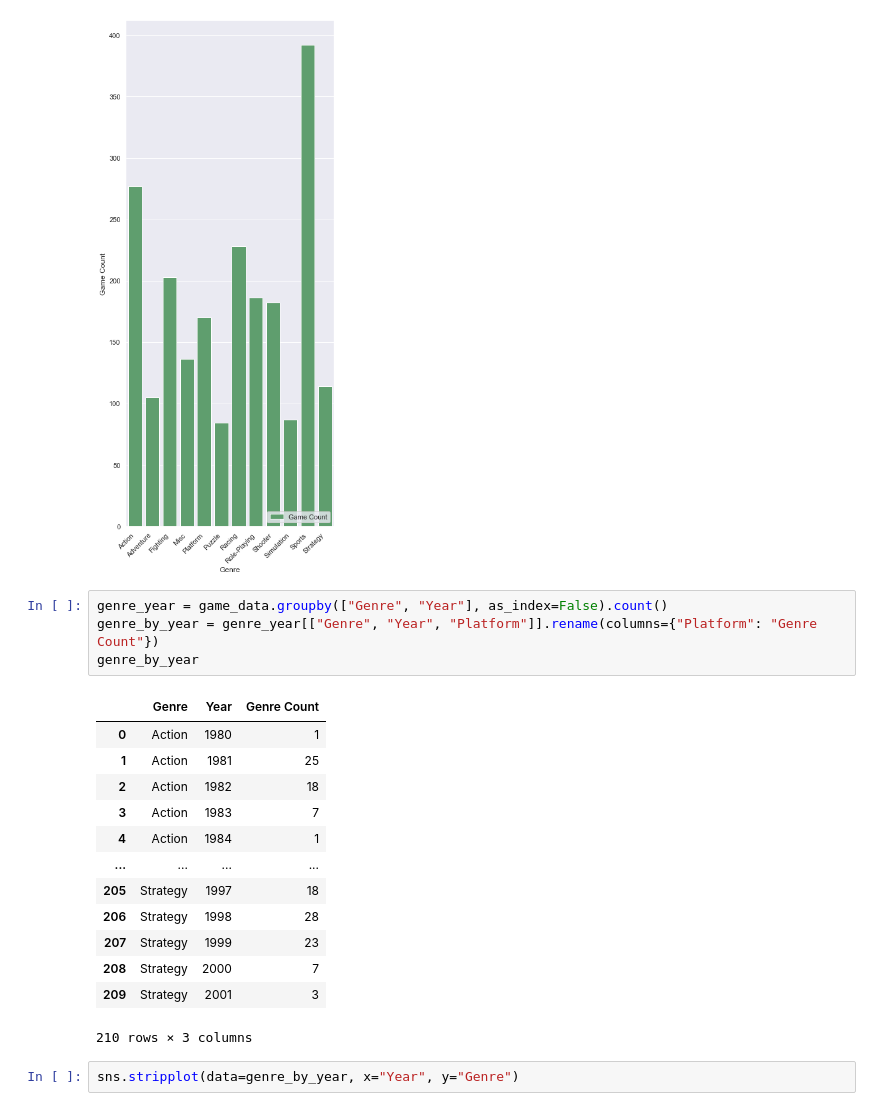
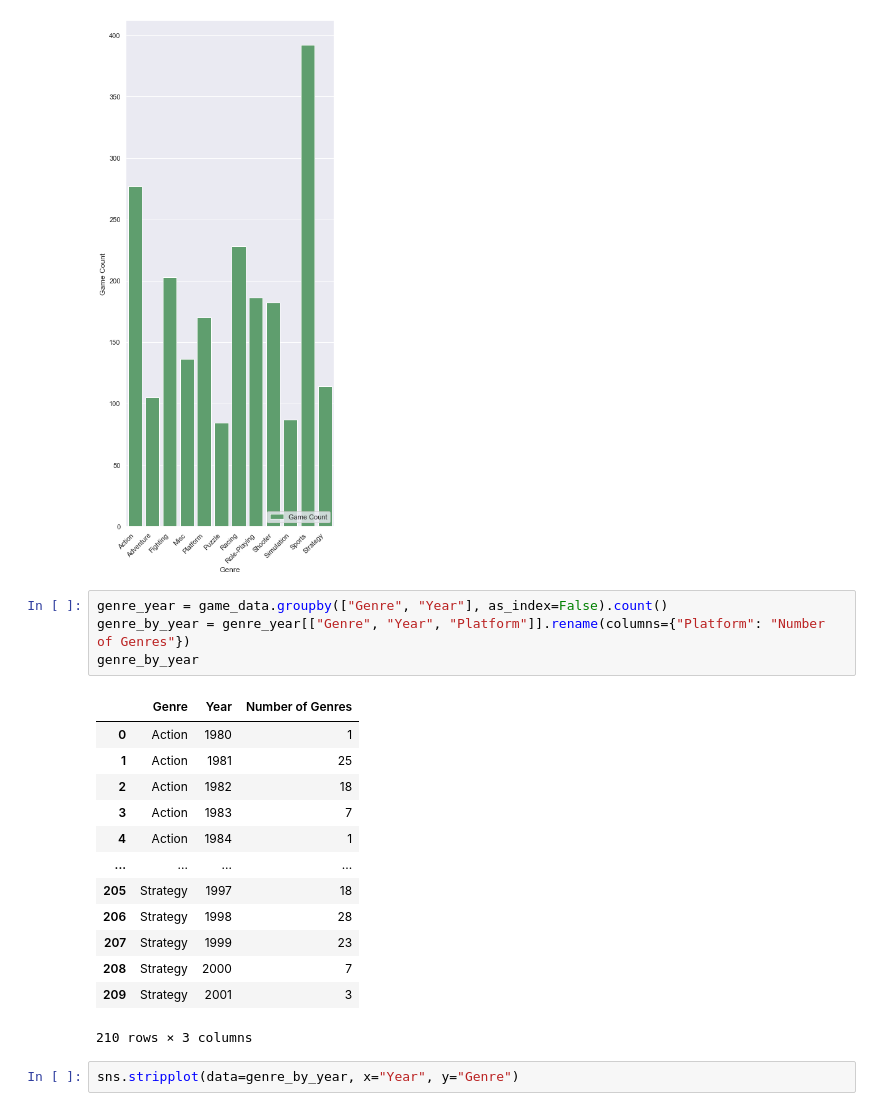
Before and after one commit to Nicole1701/video-game-prediction, a Jupyter notebook: notebooks/plots.ipynb, the cells around one changed output. Saved outputs shown, nothing was run; the diff lists cells and outputs as text.

```diff
--- a/notebooks/plots.ipynb
+++ b/notebooks/plots.ipynb
@@ -105,10 +108,10 @@ sns.despine(left=True, bottom=True)
 [figure]
 # %%
 genre_year = game_data.groupby(["Genre", "Year"], as_index=False).count()
-genre_by_year = genre_year[["Genre", "Year", "Platform"]].rename(columns={"Platform": "Genre Count"})
+genre_by_year = genre_year[["Genre", "Year", "Platform"]].rename(columns={"Platform": "Number of Genres"})
 genre_by_year
 # %% [output]
-|  | Genre | Year | Genre Count |
+|  | Genre | Year | Number of Genres |
 | 0 | Action | 1980 | 1 |
 | 1 | Action | 1981 | 25 |
 | 2 | Action | 1982 | 18 |
```
Also changed, not shown: parts of 7 cells of this notebook.
